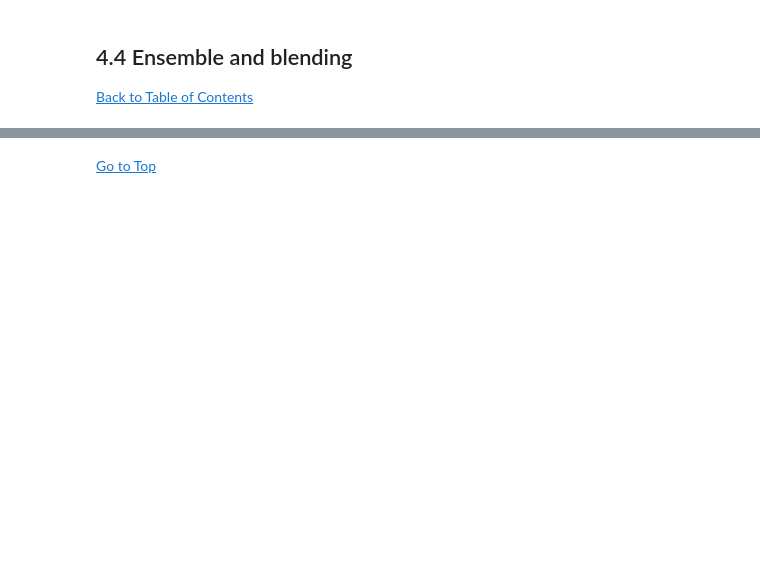
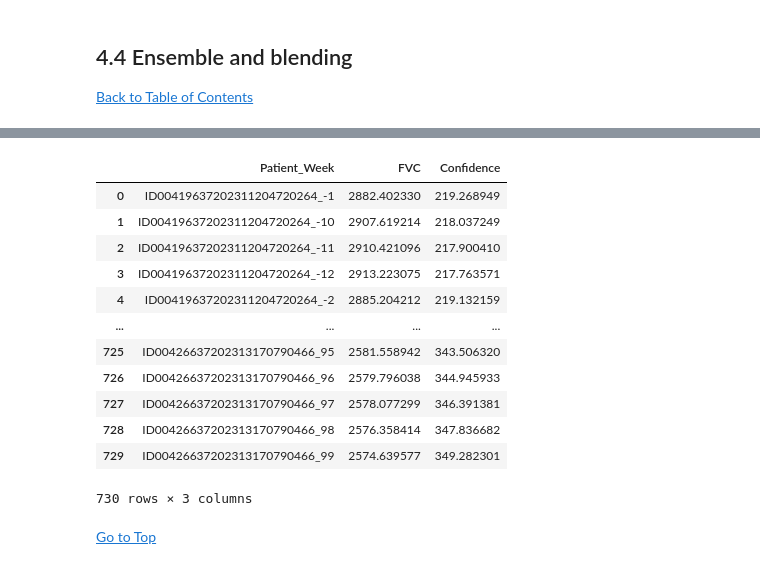
Before and after one commit to prohor33/osic-pfp, a Jupyter notebook: exps/higher-lb-score-by-tuning-mloss-upgrade/higher-lb-score-by-tuning-mloss-upgrade-097767.ipynb, the cells around one changed output, grey strips where cells are left out. Cells and saved outputs as stored; diff of their text form; code cells hidden in the pictures; blank space fills up the shorter version.

```diff
--- a/exps/higher-lb-score-by-tuning-mloss-upgrade/higher-lb-score-by-tuning-mloss-upgrade-097767.ipynb
+++ b/exps/higher-lb-score-by-tuning-mloss-upgrade/higher-lb-score-by-tuning-mloss-upgrade-097767.ipynb
@@ -558,2 +676,18 @@ df.to_csv('submission.csv', index=False)
+# %%
+df
+# %% [output]
+|  | Patient_Week | FVC | Confidence |
+| 0 | ID00419637202311204720264_-1 | 2882.402330 | 219.268949 |
+| 1 | ID00419637202311204720264_-10 | 2907.619214 | 218.037249 |
+| 2 | ID00419637202311204720264_-11 | 2910.421096 | 217.900410 |
+| 3 | ID00419637202311204720264_-12 | 2913.223075 | 217.763571 |
+| 4 | ID00419637202311204720264_-2 | 2885.204212 | 219.132159 |
+| ... | ... | ... | ... |
+| 725 | ID00426637202313170790466_95 | 2581.558942 | 343.506320 |
+| 726 | ID00426637202313170790466_96 | 2579.796038 | 344.945933 |
+| 727 | ID00426637202313170790466_97 | 2578.077299 | 346.391381 |
+| 728 | ID00426637202313170790466_98 | 2576.358414 | 347.836682 |
+| 729 | ID00426637202313170790466_99 | 2574.639577 | 349.282301 |
+730 rows × 3 columns
 # %% [markdown]
 [Go to Top](#0)
```
Also changed, not shown: parts of 18 cells of this notebook.
